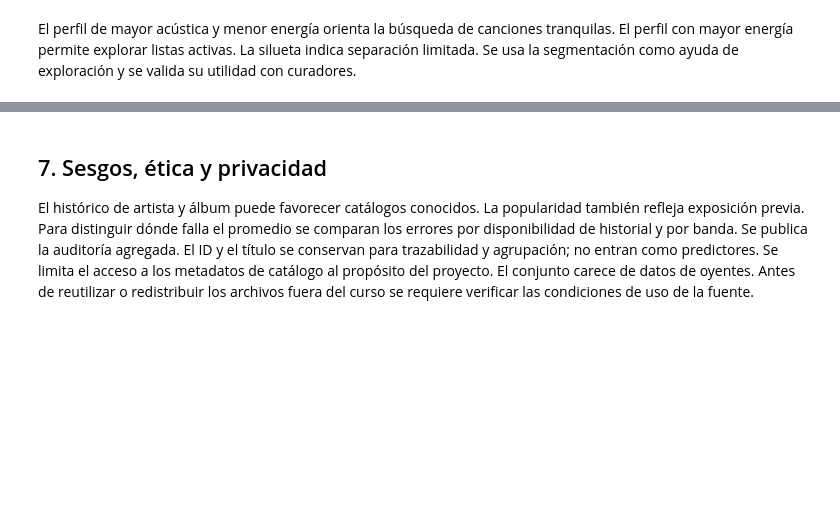
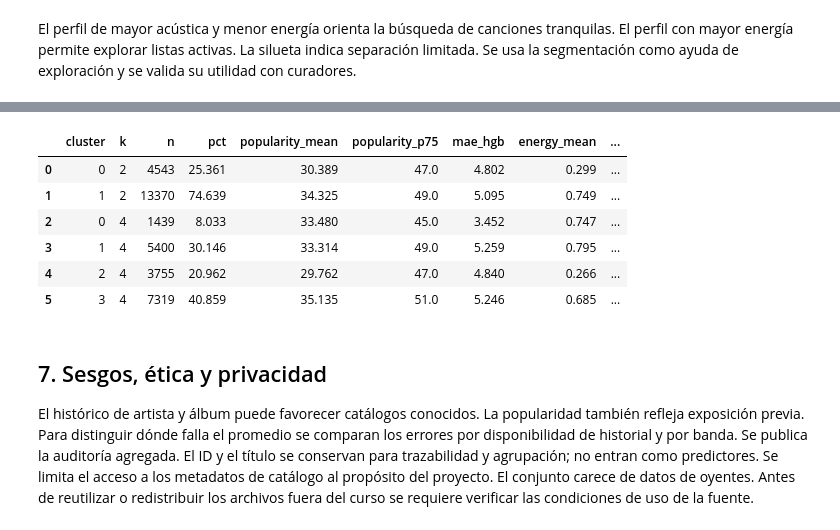
Before and after one commit to benjadiaz112/spotify-tracks-eda, a Jupyter notebook: notebooks/07_examen_transversal.ipynb, the cells around one changed output, grey strips where cells are left out. Cells and saved outputs as stored; diff of their text form; code cells hidden in the pictures; blank space fills up the shorter version.

```diff
--- a/notebooks/07_examen_transversal.ipynb
+++ b/notebooks/07_examen_transversal.ipynb
@@ -383,3 +399,16 @@ El perfil de mayor acústica y menor energía orienta la búsqueda de canciones
+# %%
+from src.et.cluster_business import audit_clusters
+
+cluster_audit = audit_clusters(data, workspace)
+display(cluster_audit.round(3))
+# %% [output]
+|  | cluster | k | n | pct | popularity_mean | popularity_p75 | mae_hgb | energy_mean | ... |
+| 0 | 0 | 2 | 4543 | 25.361 | 30.389 | 47.0 | 4.802 | 0.299 | ... |
+| 1 | 1 | 2 | 13370 | 74.639 | 34.325 | 49.0 | 5.095 | 0.749 | ... |
+| 2 | 0 | 4 | 1439 | 8.033 | 33.480 | 45.0 | 3.452 | 0.747 | ... |
+| 3 | 1 | 4 | 5400 | 30.146 | 33.314 | 49.0 | 5.259 | 0.795 | ... |
+| 4 | 2 | 4 | 3755 | 20.962 | 29.762 | 47.0 | 4.840 | 0.266 | ... |
+| 5 | 3 | 4 | 7319 | 40.859 | 35.135 | 51.0 | 5.246 | 0.685 | ... |
 # %% [markdown]
 ## 7. Sesgos, ética y privacidad
 
```
Also changed, not shown: parts of 6 cells of this notebook, 5 other files.
